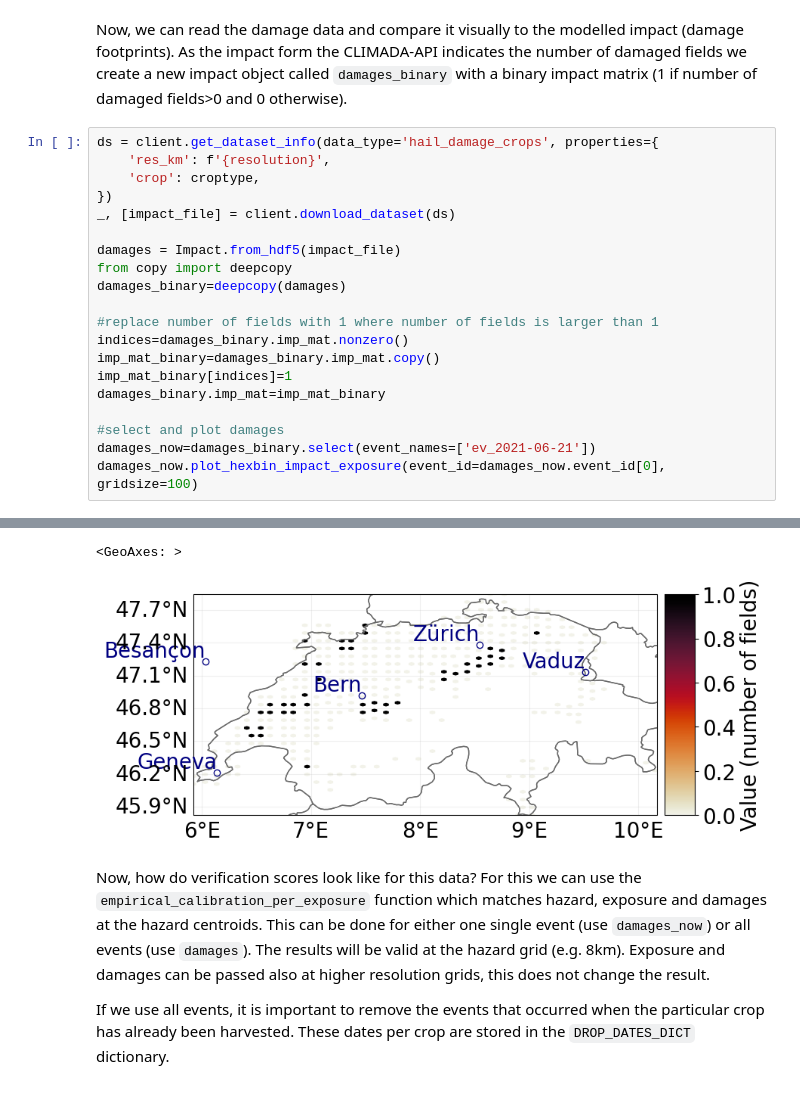
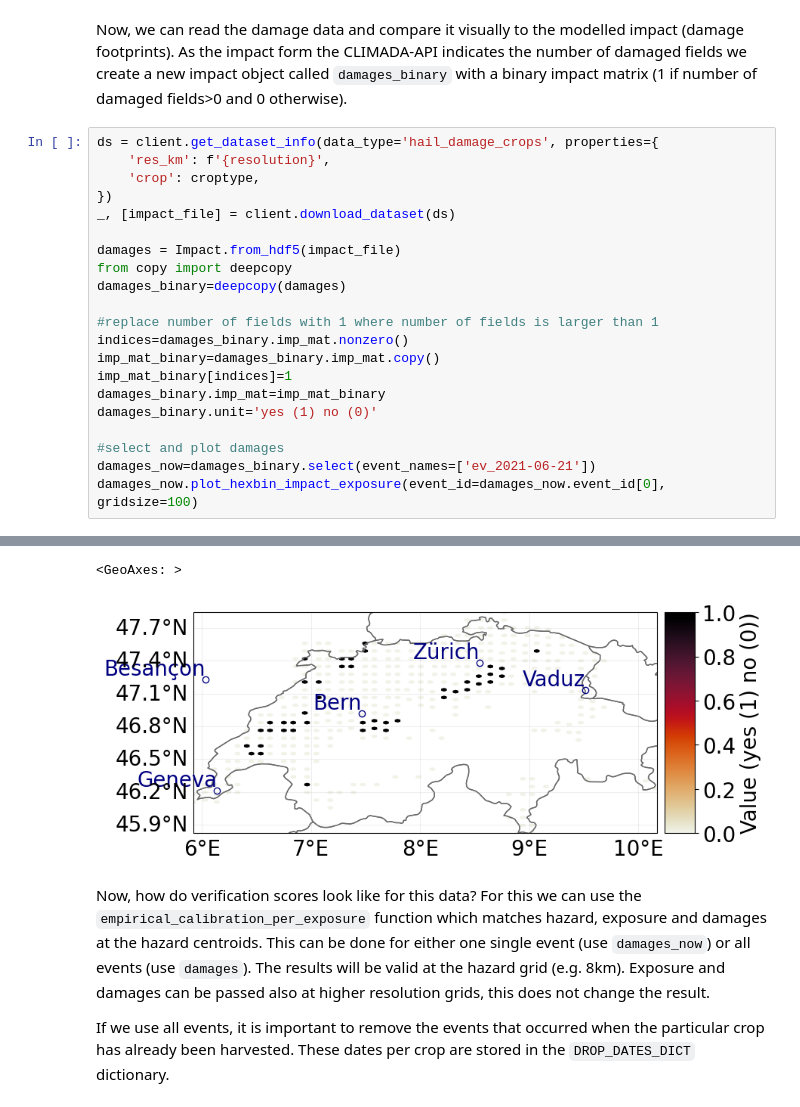
Before and after one commit to CLIMADA-project/climada_papers, a Jupyter notebook: 202403_crop_hail_damage_footprint/run_damage_footprint_model.ipynb, the cells around one changed output, grey strips where cells are left out. Saved outputs shown, nothing was run; the diff lists cells and outputs as text.

```diff
--- a/202403_crop_hail_damage_footprint/run_damage_footprint_model.ipynb
+++ b/202403_crop_hail_damage_footprint/run_damage_footprint_model.ipynb
@@ -177,6 +173,7 @@ indices=damages_binary.imp_mat.nonzero()
 imp_mat_binary=damages_binary.imp_mat.copy()
 imp_mat_binary[indices]=1
 damages_binary.imp_mat=imp_mat_binary
+damages_binary.unit='yes (1) no (0)'
 
 #select and plot damages
 damages_now=damages_binary.select(event_names=['ev_2021-06-21'])
@@ -186,5 +183,5 @@ damages_now.plot_hexbin_impact_exposure(event_id=damages_now.event_id[0], gridsi
 <GeoAxes: >
-[figure, old version]
+[figure, new version]
 # %% [markdown]
 Now, how do verification scores look like for this data? For this we can use the `empirical_calibration_per_exposure` function which matches hazard, exposure and damages at the hazard centroids. This can be done for either one single event (use `damages_now`) or all events (use `damages`). The results will be valid at the hazard grid (e.g. 8km). Exposure and damages can be passed also at higher resolution grids, this does not change the result.
 
```
Also changed, not shown: parts of 8 cells of this notebook, 2 other files.
